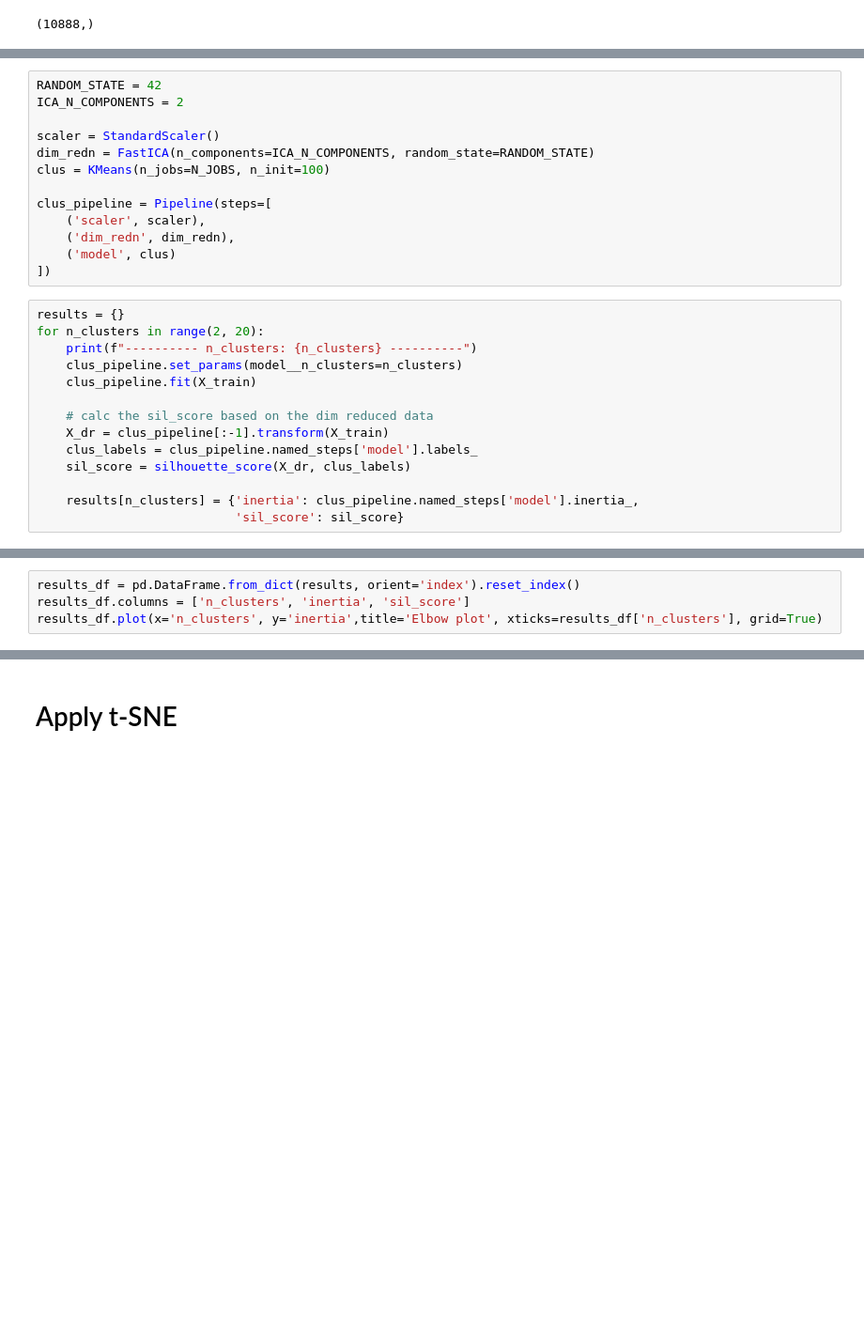
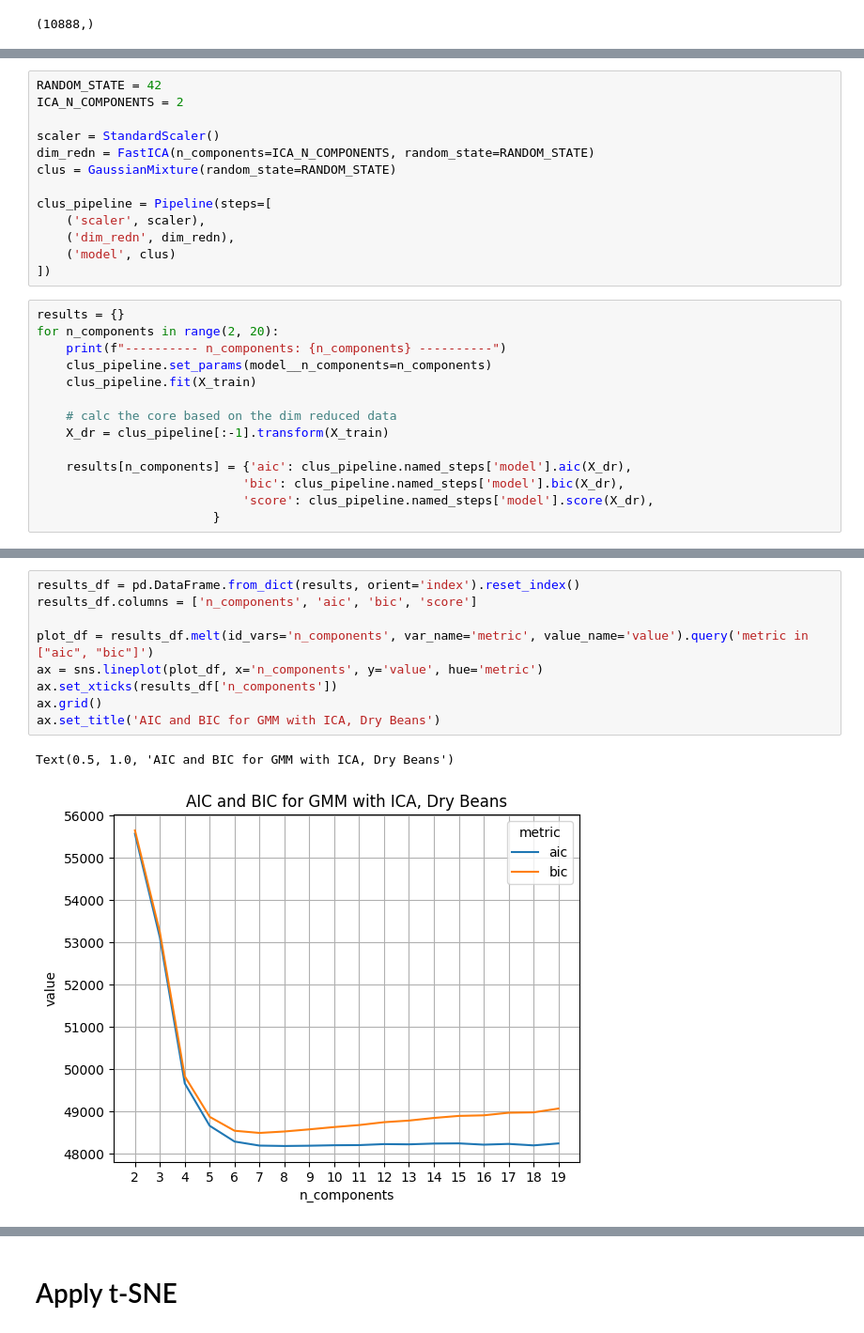
Before and after one commit to PavanKB/PS_3, a Jupyter notebook: dim_red_exp_max_dry_beans.ipynb, the cells around one changed output, grey strips where cells are left out. Shown at 94% size. Cells and saved outputs as stored; diff of their text form; blank space fills up the shorter version.

```diff
--- a/dim_red_exp_max_dry_beans.ipynb
+++ b/dim_red_exp_max_dry_beans.ipynb
@@ -140,7 +148,7 @@ ICA_N_COMPONENTS = 2
 
 scaler = StandardScaler()
 dim_redn = FastICA(n_components=ICA_N_COMPONENTS, random_state=RANDOM_STATE)
-clus = KMeans(n_jobs=N_JOBS, n_init=100)
+clus = GaussianMixture(random_state=RANDOM_STATE)
 
 clus_pipeline = Pipeline(steps=[
     ('scaler', scaler),
@@ -149,15 +157,15 @@ clus_pipeline = Pipeline(steps=[
 ])
 # %%
 results = {}
-for n_clusters in range(2, 20):
-    print(f"---------- n_clusters: {n_clusters} ----------")
-    clus_pipeline.set_params(model__n_clusters=n_clusters)
+for n_components in range(2, 20):
+    print(f"---------- n_components: {n_components} ----------")
+    clus_pipeline.set_params(model__n_components=n_components)
     clus_pipeline.fit(X_train)
 
-    # calc the sil_score based on the dim reduced data
+    # calc the core based on the dim reduced data
     X_dr = clus_pipeline[:-1].transform(X_train)
-    clus_labels = clus_pipeline.named_steps['model'].labels_
-    sil_score = silhouette_score(X_dr, clus_labels)
 
-    results[n_clusters] = {'inertia': clus_pipeline.named_steps['model'].inertia_,
-                           'sil_score': sil_score}
+    results[n_components] = {'aic': clus_pipeline.named_steps['model'].aic(X_dr),
+                            'bic': clus_pipeline.named_steps['model'].bic(X_dr),
+                            'score': clus_pipeline.named_steps['model'].score(X_dr),
+                        }
@@ -164,5 +191,13 @@ for n_clusters in range(2, 20):
 # %%
 results_df = pd.DataFrame.from_dict(results, orient='index').reset_index()
-results_df.columns = ['n_clusters', 'inertia', 'sil_score']
-results_df.plot(x='n_clusters', y='inertia',title='Elbow plot', xticks=results_df['n_clusters'], grid=True)
+results_df.columns = ['n_components', 'aic', 'bic', 'score']
+
+plot_df = results_df.melt(id_vars='n_components', var_name='metric', value_name='value').query('metric in ["aic", "bic"]')
+ax = sns.lineplot(plot_df, x='n_components', y='value', hue='metric')
+ax.set_xticks(results_df['n_components'])
+ax.grid()
+ax.set_title('AIC and BIC for GMM with ICA, Dry Beans')
+# %% [output]
+Text(0.5, 1.0, 'AIC and BIC for GMM with ICA, Dry Beans')
+[figure, added]
 # %%
```
Also changed, not shown: parts of 28 cells of this notebook, 2 other files.
